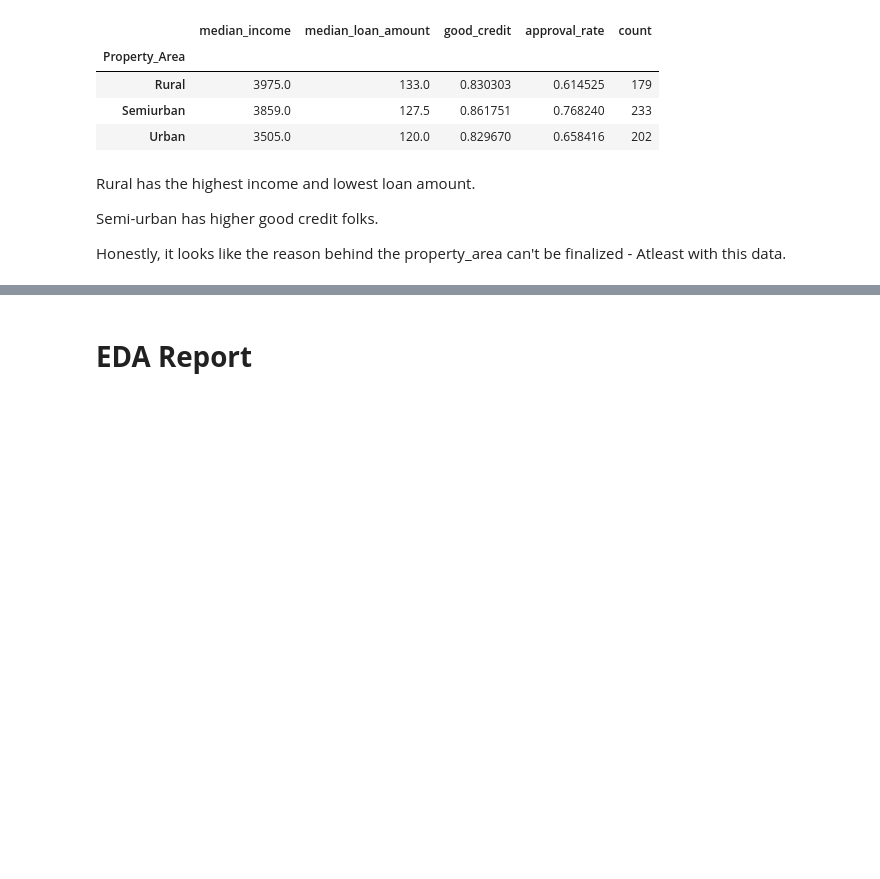
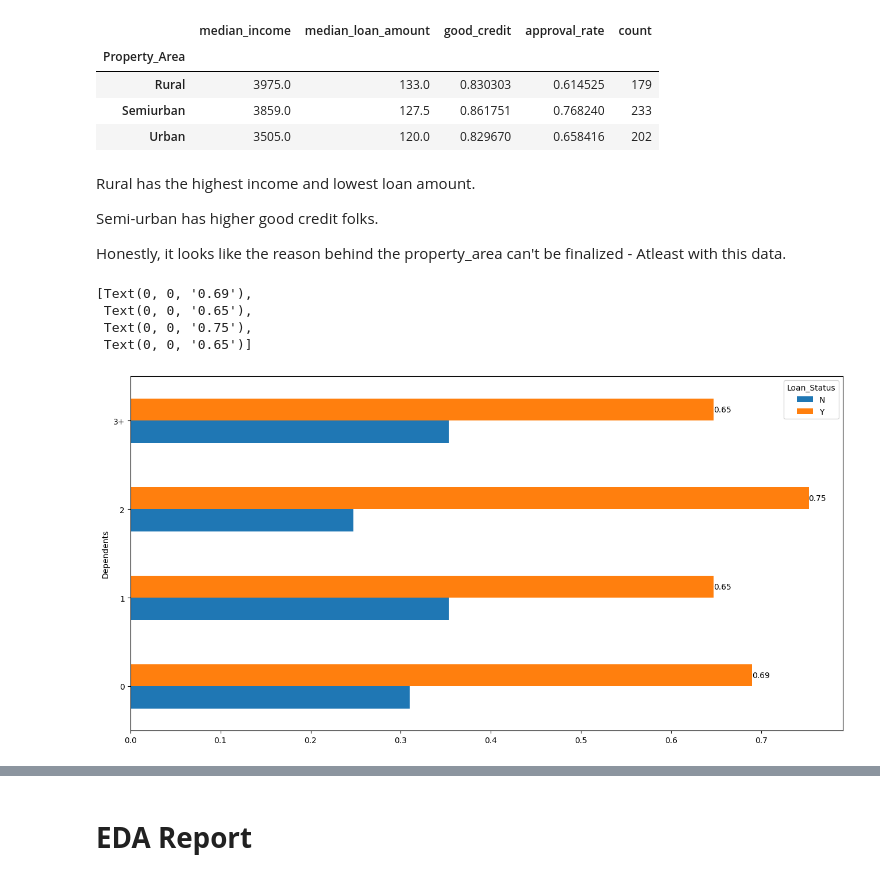
Before and after one commit to karywnl/loan-prediction, a Jupyter notebook: eda.ipynb, the cells around one changed output, grey strips where cells are left out. Drawn from its saved outputs; the diff is of its cells as text; code cells hidden in the pictures; blank space fills up the shorter version.

```diff
--- a/eda.ipynb
+++ b/eda.ipynb
@@ -215,3 +213,14 @@ Rural has the highest income and lowest loan amount.
 Semi-urban has higher good credit folks.
 
 Honestly, it looks like the reason behind the property_area can't be finalized - Atleast with this data.
+# %%
+# Checking if dependents have an effect on loan approval rates.
+
+ax = df.groupby('Dependents')['Loan_Status'].value_counts(normalize=True).unstack().plot(kind='barh', figsize=(16, 8))
+ax.bar_label(ax.containers[1], fmt='%.2f')
+# %% [output]
+[Text(0, 0, '0.69'),
+ Text(0, 0, '0.65'),
+ Text(0, 0, '0.75'),
+ Text(0, 0, '0.65')]
+[figure, added]
```
Also changed, not shown: parts of 5 cells of this notebook.
